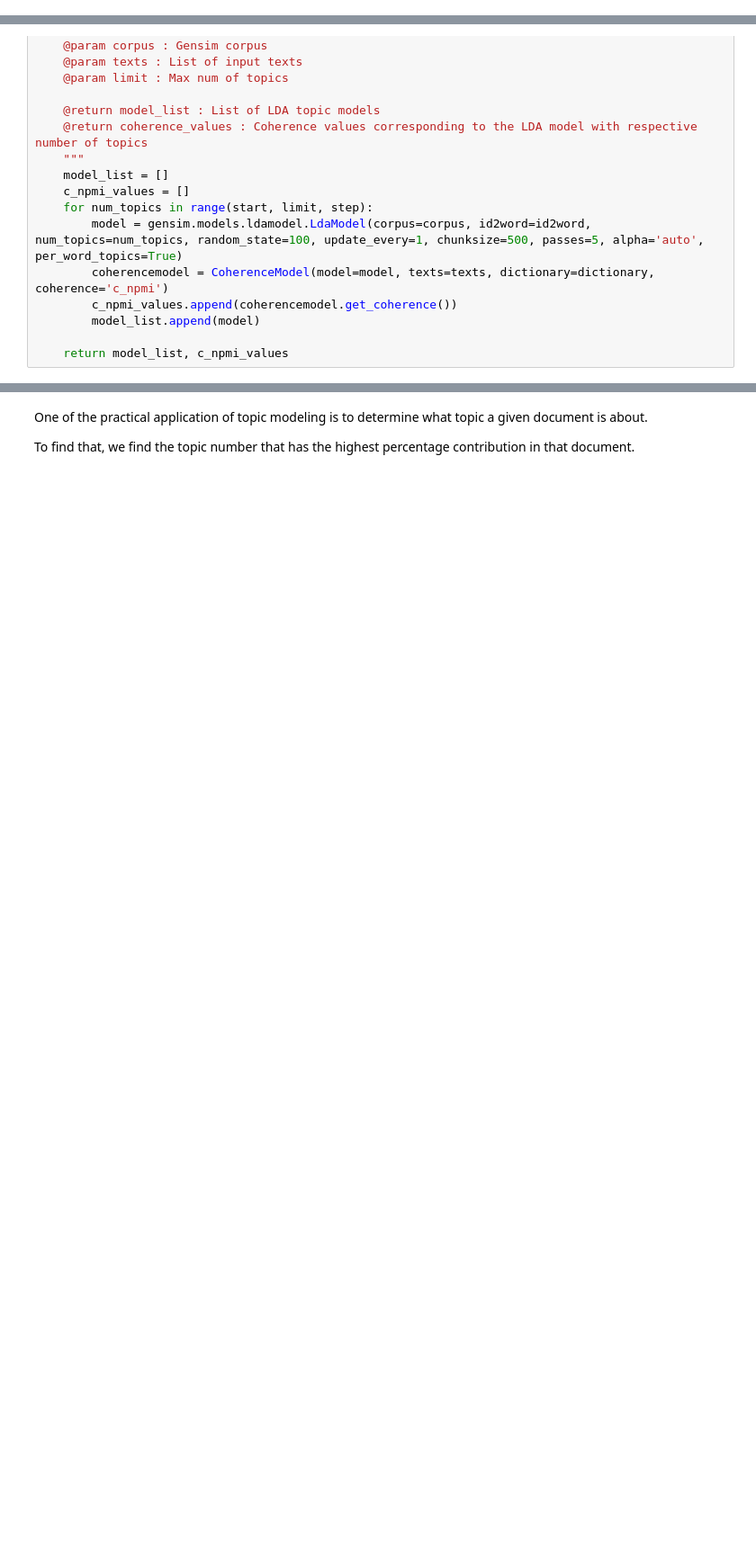
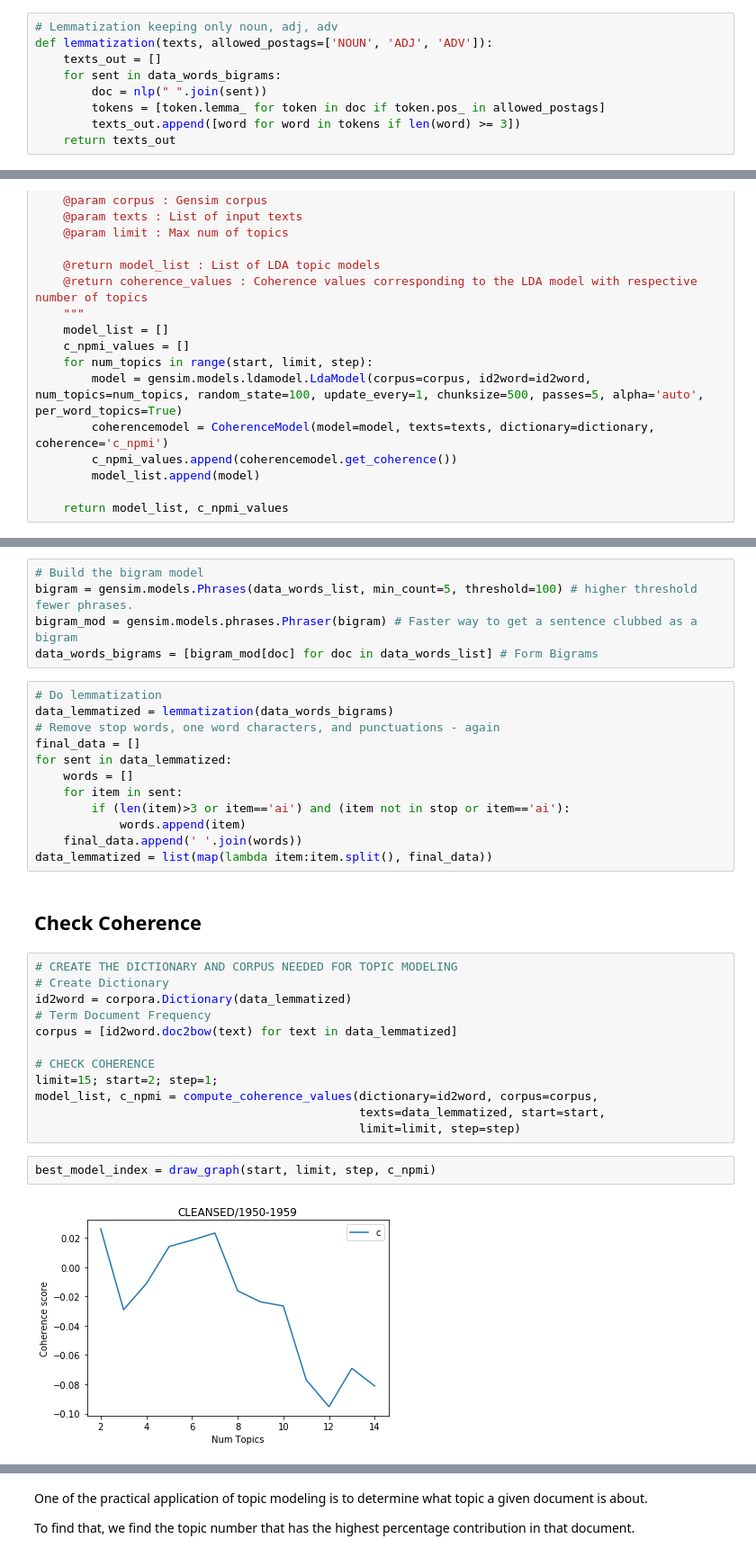
Before and after one commit to RutgersComLab/nyt-topic-modeling, a Jupyter notebook: code/related topics/Lda Model.ipynb, the cells around one changed output, grey strips where cells are left out. Shown: that part at 90% size. Saved outputs shown, nothing was run; the diff lists cells and outputs as text; blank space fills up the shorter version.

```diff
--- a/code/related topics/Lda Model.ipynb
+++ b/code/related topics/Lda Model.ipynb
@@ -69,0 +279,9 @@ def sent_to_words(sentences):
+# %%
+# Lemmatization keeping only noun, adj, adv
+def lemmatization(texts, allowed_postags=['NOUN', 'ADJ', 'ADV']):
+    texts_out = []
+    for sent in data_words_bigrams:
+        doc = nlp(" ".join(sent))
+        tokens = [token.lemma_ for token in doc if token.pos_ in allowed_postags]
+        texts_out.append([word for word in tokens if len(word) >= 3])
+    return texts_out
@@ -792,0 +355,35 @@ Completed writing for 2020-2029.
+# %%
+# Build the bigram model
+bigram = gensim.models.Phrases(data_words_list, min_count=5, threshold=100) # higher threshold fewer phrases.
+bigram_mod = gensim.models.phrases.Phraser(bigram) # Faster way to get a sentence clubbed as a bigram
+data_words_bigrams = [bigram_mod[doc] for doc in data_words_list] # Form Bigrams
+# %%
+# Do lemmatization
+data_lemmatized = lemmatization(data_words_bigrams)
+# Remove stop words, one word characters, and punctuations - again
+final_data = []
+for sent in data_lemmatized:
+    words = []
+    for item in sent:
+        if (len(item)>3 or item=='ai') and (item not in stop or item=='ai'):
+            words.append(item)
+    final_data.append(' '.join(words))
+data_lemmatized = list(map(lambda item:item.split(), final_data))
+# %% [markdown]
+## Check Coherence
+# %%
+# CREATE THE DICTIONARY AND CORPUS NEEDED FOR TOPIC MODELING
+# Create Dictionary
+id2word = corpora.Dictionary(data_lemmatized)
+# Term Document Frequency
+corpus = [id2word.doc2bow(text) for text in data_lemmatized]
+
+# CHECK COHERENCE
+limit=15; start=2; step=1;
+model_list, c_npmi = compute_coherence_values(dictionary=id2word, corpus=corpus,
+                                              texts=data_lemmatized, start=start,
+                                              limit=limit, step=step)
+# %%
+best_model_index = draw_graph(start, limit, step, c_npmi)
+# %% [output]
+[figure, added]
```
Also changed, not shown: parts of 106 cells of this notebook, 16 other files.
